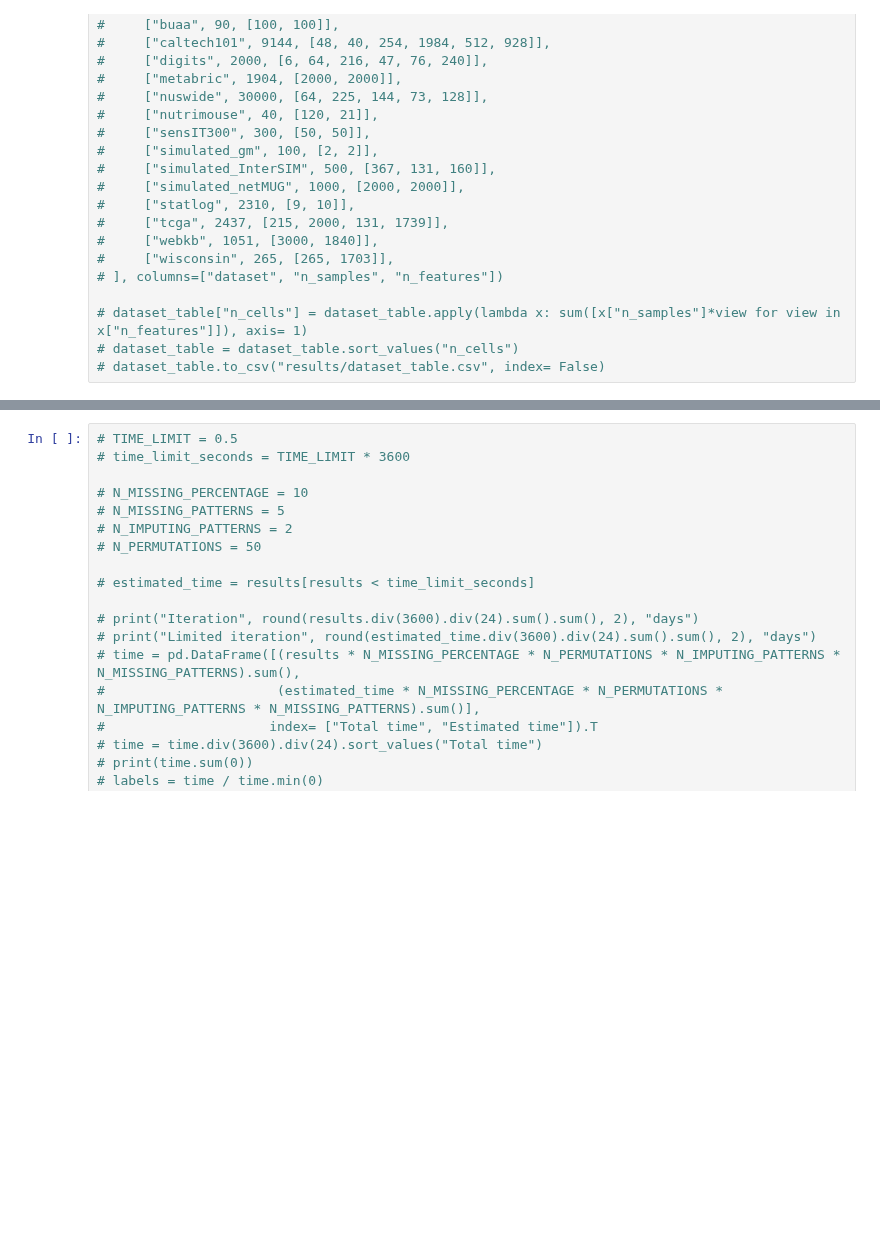
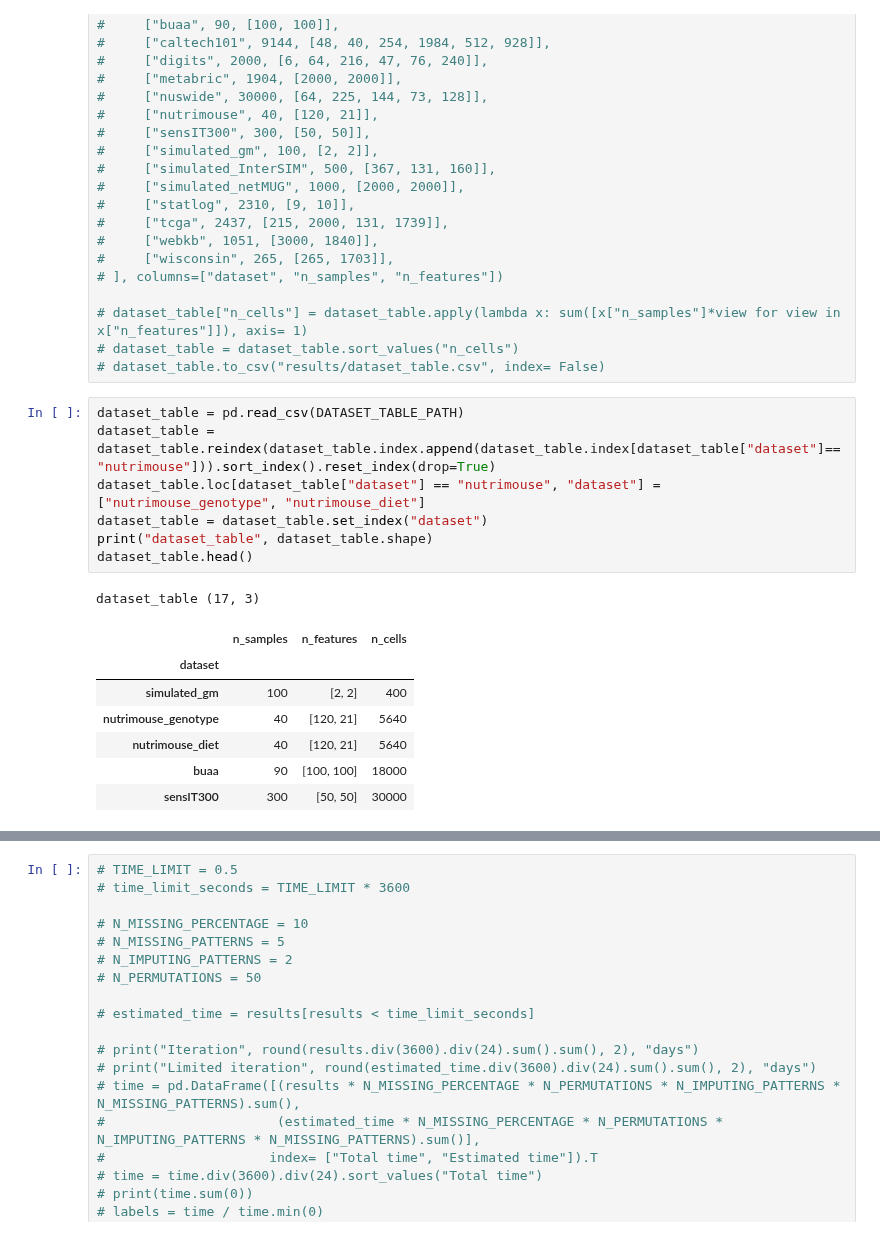
Before and after one commit to RafRomB/imml, a Jupyter notebook: time_evaluation.ipynb, the cells around one changed output, grey strips where cells are left out. Cells and saved outputs as stored; diff of their text form; blank space fills up the shorter version.

```diff
--- a/time_evaluation.ipynb
+++ b/time_evaluation.ipynb
@@ -29,5 +29,21 @@ from settings import TIME_RESULTS_PATH, TIME_LIMIT, DATASET_TABLE_PATH
 # dataset_table["n_cells"] = dataset_table.apply(lambda x: sum([x["n_samples"]*view for view in x["n_features"]]), axis= 1)
 # dataset_table = dataset_table.sort_values("n_cells")
 # dataset_table.to_csv("results/dataset_table.csv", index= False)
+# %%
+dataset_table = pd.read_csv(DATASET_TABLE_PATH)
+dataset_table = dataset_table.reindex(dataset_table.index.append(dataset_table.index[dataset_table["dataset"]=="nutrimouse"])).sort_index().reset_index(drop=True)
+dataset_table.loc[dataset_table["dataset"] == "nutrimouse", "dataset"] = ["nutrimouse_genotype", "nutrimouse_diet"]
+dataset_table = dataset_table.set_index("dataset")
+print("dataset_table", dataset_table.shape)
+dataset_table.head()
+# %% [output]
+dataset_table (17, 3)
+|  | n_samples | n_features | n_cells |
+| dataset |  |  |  |
+| simulated_gm | 100 | [2, 2] | 400 |
+| nutrimouse_genotype | 40 | [120, 21] | 5640 |
+| nutrimouse_diet | 40 | [120, 21] | 5640 |
+| buaa | 90 | [100, 100] | 18000 |
+| sensIT300 | 300 | [50, 50] | 30000 |
 # %%
 results = pd.read_csv(TIME_RESULTS_PATH, index_col=0)
```
Also changed, not shown: parts of 4 cells of this notebook, 4 other files.
